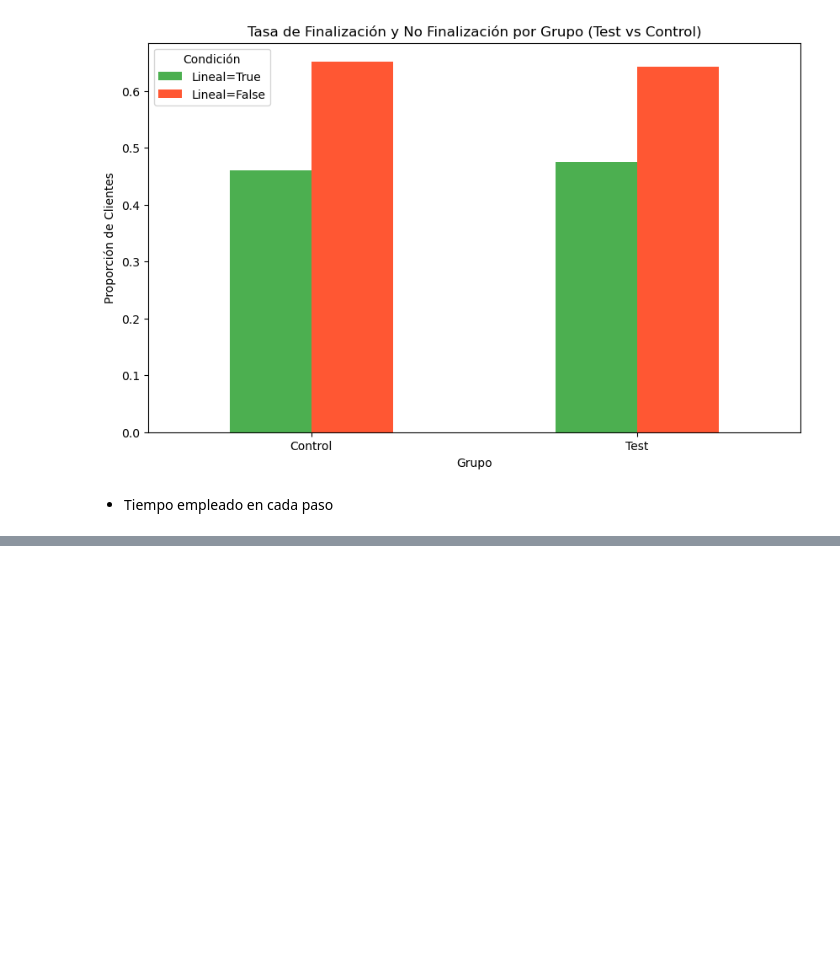
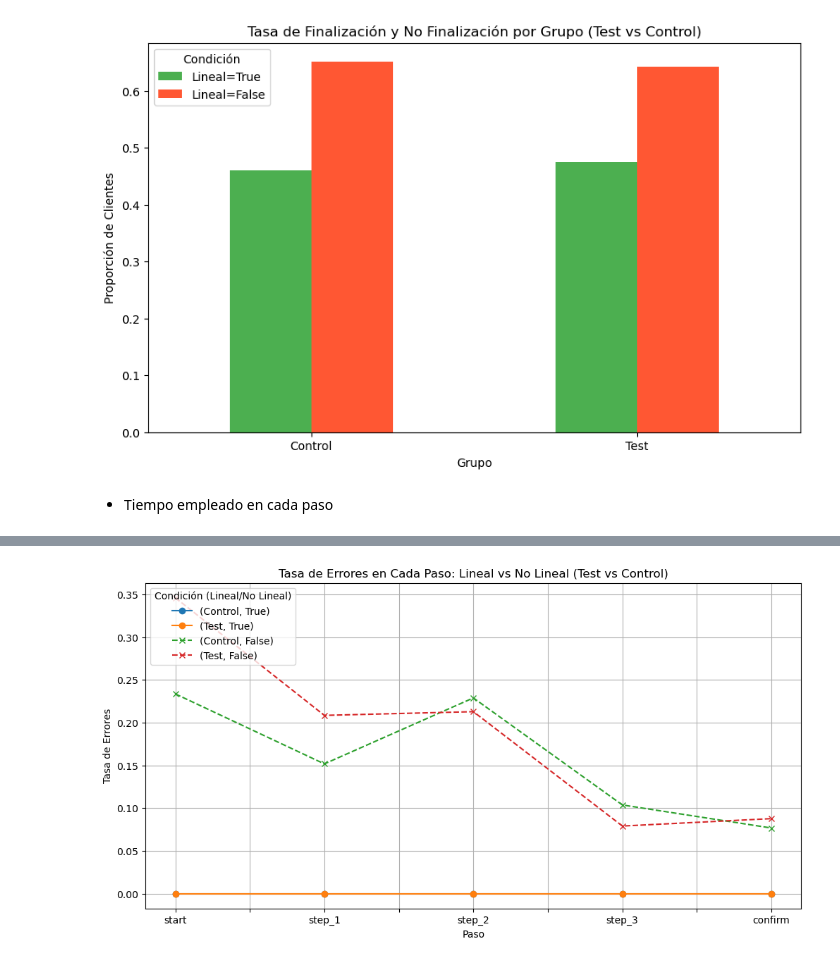
Before and after one commit to adrianlardies/vanguard-ab-test, a Jupyter notebook: main.ipynb, the cells around one changed output, grey strips where cells are left out. Cells and saved outputs as stored; diff of their text form; code cells hidden in the pictures; blank space fills up the shorter version.

```diff
--- a/main.ipynb
+++ b/main.ipynb
@@ -1038,0 +997,30 @@ for step in step_order:
+# %%
+# Definir una nueva columna para marcar los errores (retrocesos o repeticiones mayores a 2)
+df_pt['error'] = (df_pt['step_diff'] == -1) | (df_pt['step_repeat_count'] > 2)
+
+# Calcular la tasa de errores por cada grupo (Test/Control), si es lineal/no lineal, y por paso
+error_rate = df_pt.groupby(['variation', 'lineal', 'step'])['error'].mean().unstack()
+
+# Definimos el orden correcto de los pasos
+step_order = ['start', 'step_1', 'step_2', 'step_3', 'confirm']
+
+# Reordenamos las columnas en error_rate para reflejar el orden correcto
+error_rate = error_rate[step_order]
+
+# Graficar la tasa de errores comparando Test/Control y si fueron lineales o no
+plt.figure(figsize=(12, 6))
+
+# Grafico para los que completaron de manera lineal (lineal=True)
+error_rate.loc[(slice(None), True), :].T.plot(kind='line', marker='o', figsize=(12, 6), ax=plt.gca(), label="Lineal")
+
+# Grafico para los que no completaron de manera lineal (lineal=False)
+error_rate.loc[(slice(None), False), :].T.plot(kind='line', marker='x', linestyle='--', figsize=(12, 6), ax=plt.gca(), label="No Lineal")
+
+plt.title('Tasa de Errores en Cada Paso: Lineal vs No Lineal (Test vs Control)')
+plt.xlabel('Paso')
+plt.ylabel('Tasa de Errores')
+plt.grid(True)
+plt.legend(title='Condición (Lineal/No Lineal)', loc='upper left')
+plt.show()
+# %% [output]
+[figure, added]
```
Also changed, not shown: parts of 50 cells of this notebook.
